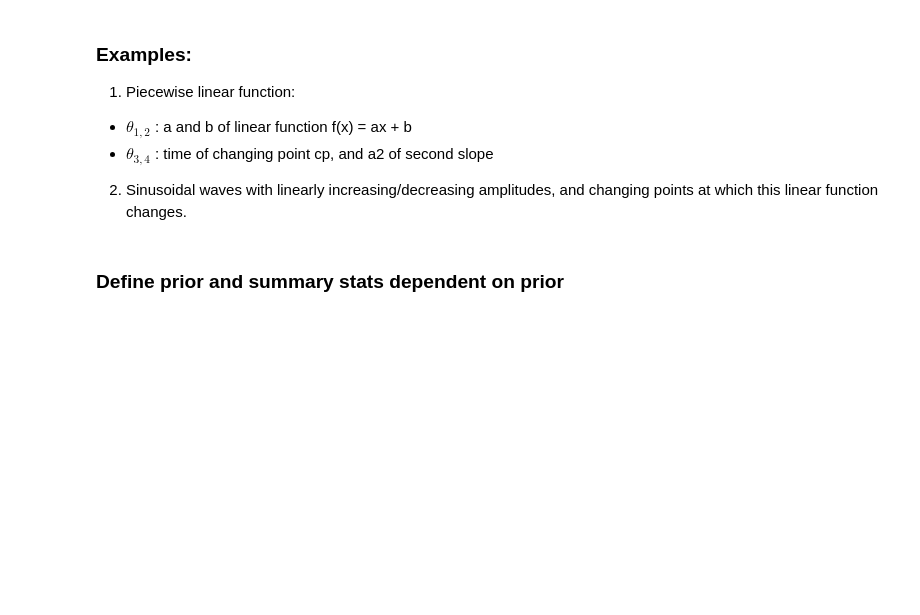
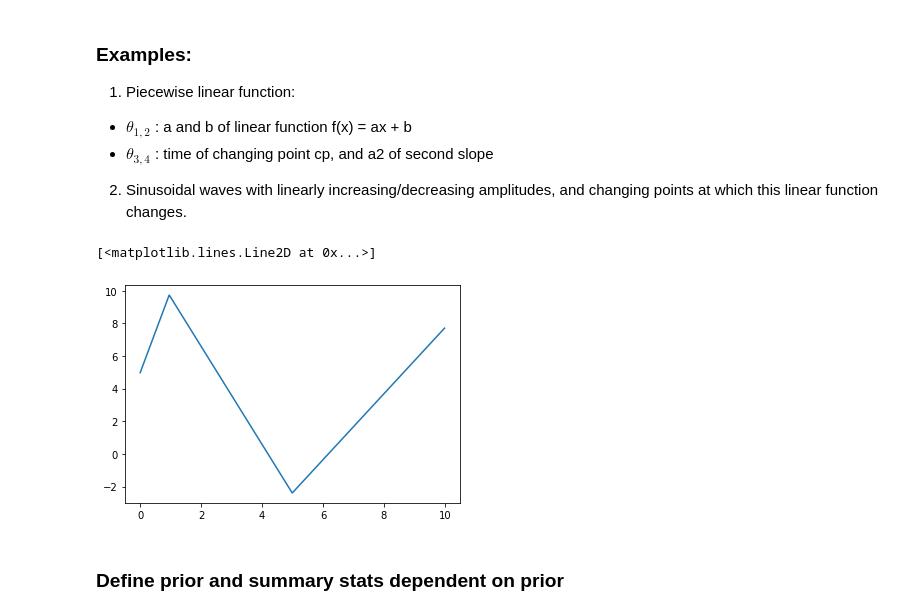
Before and after one commit to andererka/SBI_for_EEG, a Jupyter notebook: notebooks/piecewise_changed.ipynb, the cells around one changed output. Cells and saved outputs as stored; diff of their text form; code cells hidden in the pictures; blank space fills up the shorter version.

Commit message:
piecewise

```diff
--- a/notebooks/piecewise_changed.ipynb
+++ b/notebooks/piecewise_changed.ipynb
@@ -199,3 +203,12 @@ def piecewise_linear_third_batch(thetas):
+# %%
+true_params = [5, 5, -3, 2, 1, 5]
+
+x_lin = torch.arange(0,10,0.01)
+
+plt.plot(x_lin, piecewise_linear_third_batch(true_params))
+# %% [output]
+[<matplotlib.lines.Line2D at 0x...>]
+[figure, added]
 # %% [markdown]
 ### Define prior and summary stats dependent on prior
 # %%
```
Also changed, not shown: parts of 17 cells of this notebook, 39 other files.
